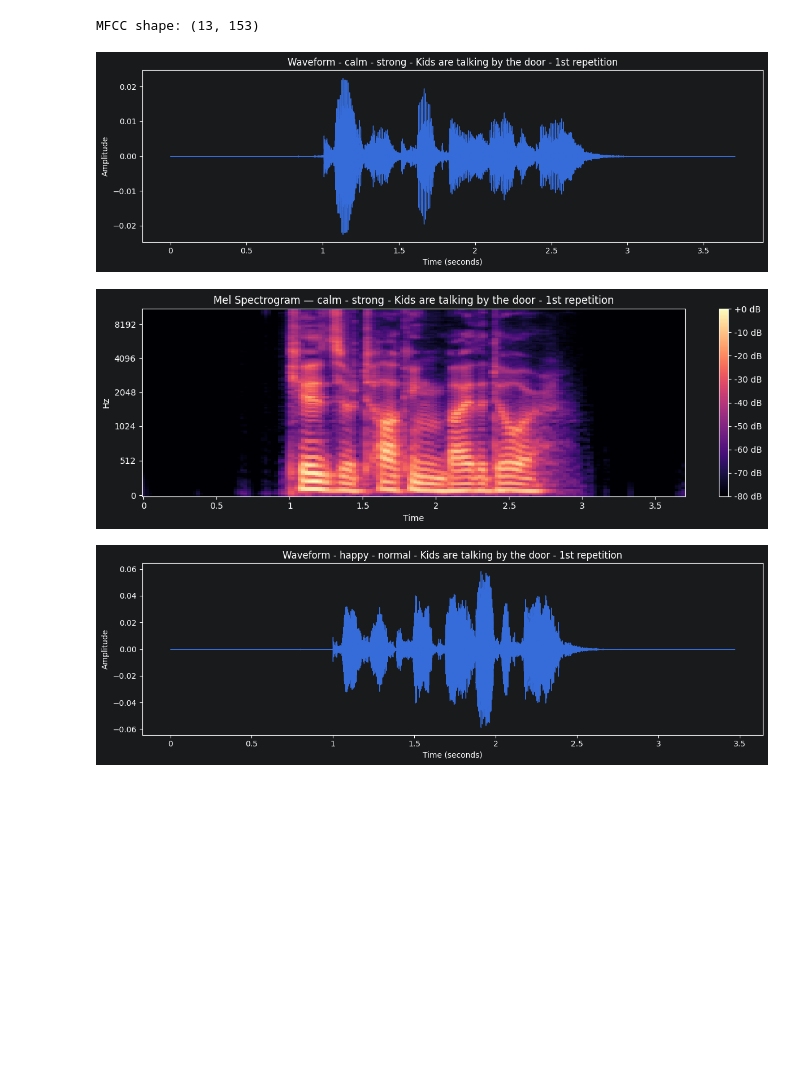
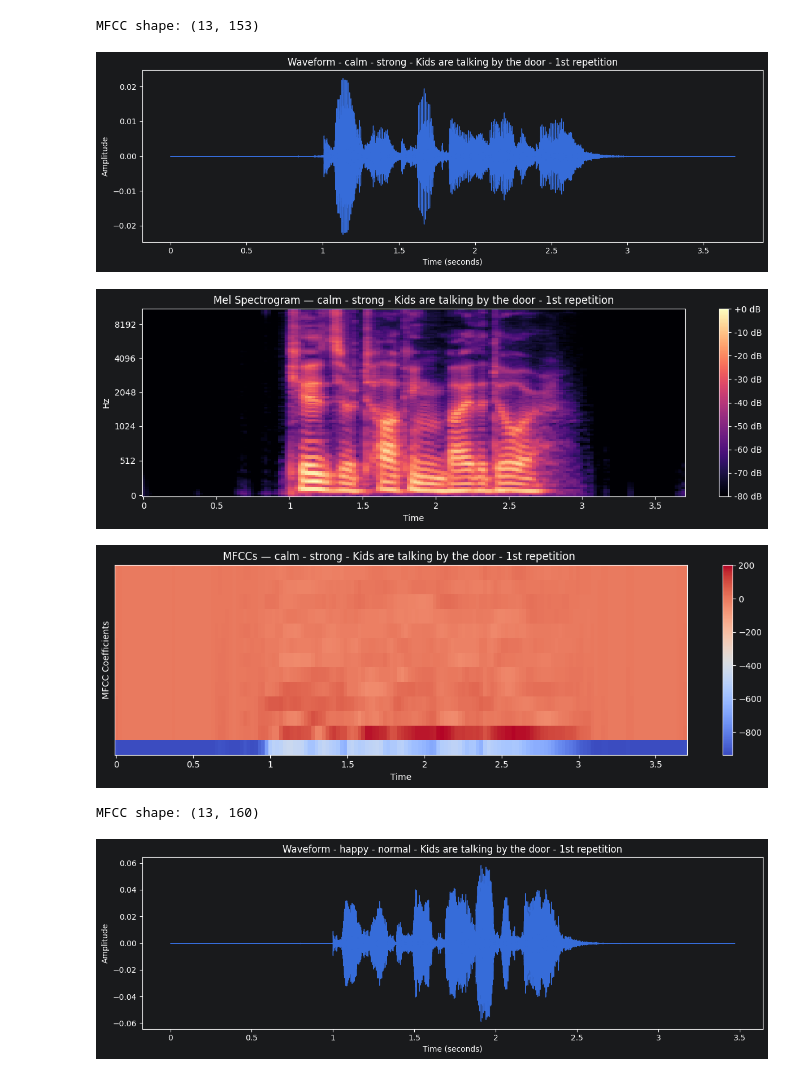
Before and after one commit to aviksarkar0204-stack/EmoWave-, a Jupyter notebook: Notebook/01_exploration.ipynb, the cells around one changed output. Saved outputs shown, nothing was run; the diff lists cells and outputs as text; code cells hidden in the pictures; blank space fills up the shorter version.

Commit message:
Enhance exploration notebook with MFCC visualization and shape output

```diff
--- a/Notebook/01_exploration.ipynb
+++ b/Notebook/01_exploration.ipynb
@@ -318,27 +318,41 @@ MFCC shape: (13, 153)
 # %%
 sample = df.iloc[8]
 y, sr = librosa.load(sample['path'])
 
 plt.figure(figsize=(12, 4))
 librosa.display.waveshow(y, sr=sr)
 plt.title(f'Waveform - calm - strong - Kids are talking by the door - 1st repetition')
 plt.xlabel('Time (seconds)')
 plt.ylabel('Amplitude')
 plt.tight_layout()
 plt.show()
 
 S = librosa.feature.melspectrogram(y=y, sr=sr, n_mels=128)
 S_db = librosa.power_to_db(S, ref=np.max)
 
 plt.figure(figsize=(12, 4))
 librosa.display.specshow(S_db, sr=sr, x_axis='time', y_axis='mel')
 plt.colorbar(format='%+2.0f dB')
 plt.title(f'Mel Spectrogram — calm - strong - Kids are talking by the door - 1st repetition')
 plt.tight_layout()
 plt.show()
+
+mfccs = librosa.feature.mfcc(y=y, sr=sr, n_mfcc=13)
+
+plt.figure(figsize=(12, 4))
+librosa.display.specshow(mfccs, sr=sr, x_axis='time')
+plt.colorbar()
+plt.title(f'MFCCs — calm - strong - Kids are talking by the door - 1st repetition ')
+plt.ylabel('MFCC Coefficients')
+plt.tight_layout()
+plt.show()
+
+print(f'MFCC shape: {mfccs.shape}')
 # %% [output]
 [figure]
 [figure]
+[figure, added]
+MFCC shape: (13, 160)
 # %%
 sample = df.iloc[12]
 y, sr = librosa.load(sample['path'])
```
